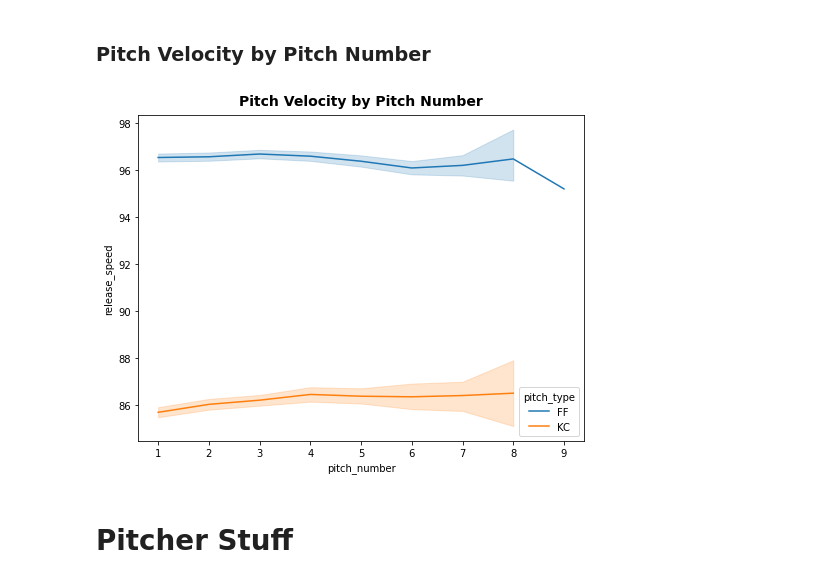
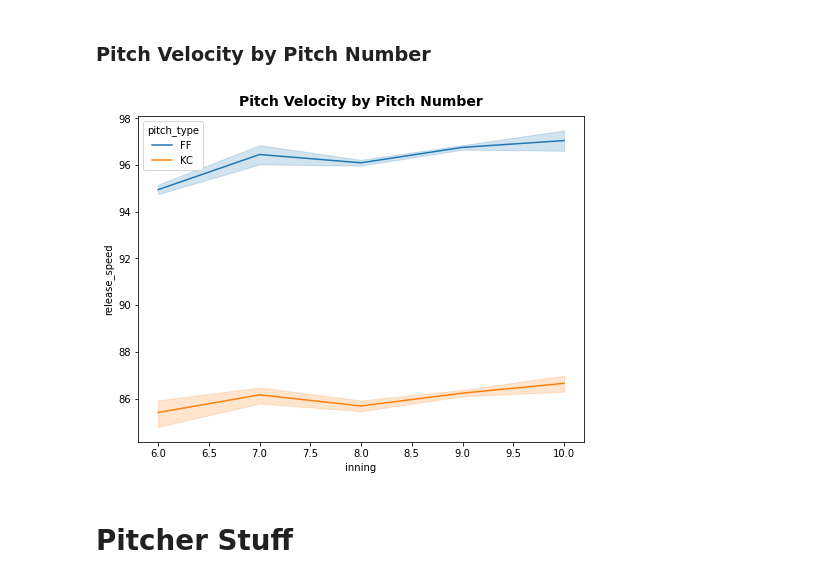
Before and after one commit to anthonyzurke/player-analysis, a Jupyter notebook: pitchers/kimbrel-analysis.ipynb, the cells around one changed output. Saved outputs shown, nothing was run; the diff lists cells and outputs as text; code cells hidden in the pictures.

```diff
--- a/pitchers/kimbrel-analysis.ipynb
+++ b/pitchers/kimbrel-analysis.ipynb
@@ -144,11 +147,11 @@ plt.title('Distribution of Velocity by Pitch Type - Craig Kimbrel', fontdict = f
 # %%
 plt.figure(figsize = (8, 6))
 
-sns.lineplot(data = kimbrel, x = 'pitch_number', y = 'release_speed', hue = 'pitch_type',
+sns.lineplot(data = kimbrel, x = 'inning', y = 'release_speed', hue = 'pitch_type',
              hue_order = order, palette = 'tab10')
 plt.title('Pitch Velocity by Pitch Number', fontdict = font_title, pad = 15);
 # %% [output]
-[figure, old version]
+[figure, new version]
 # %% [markdown]
 # Pitcher Stuff
 # %% [markdown]
```
Also changed, not shown: parts of 7 cells of this notebook, 3 other files.
